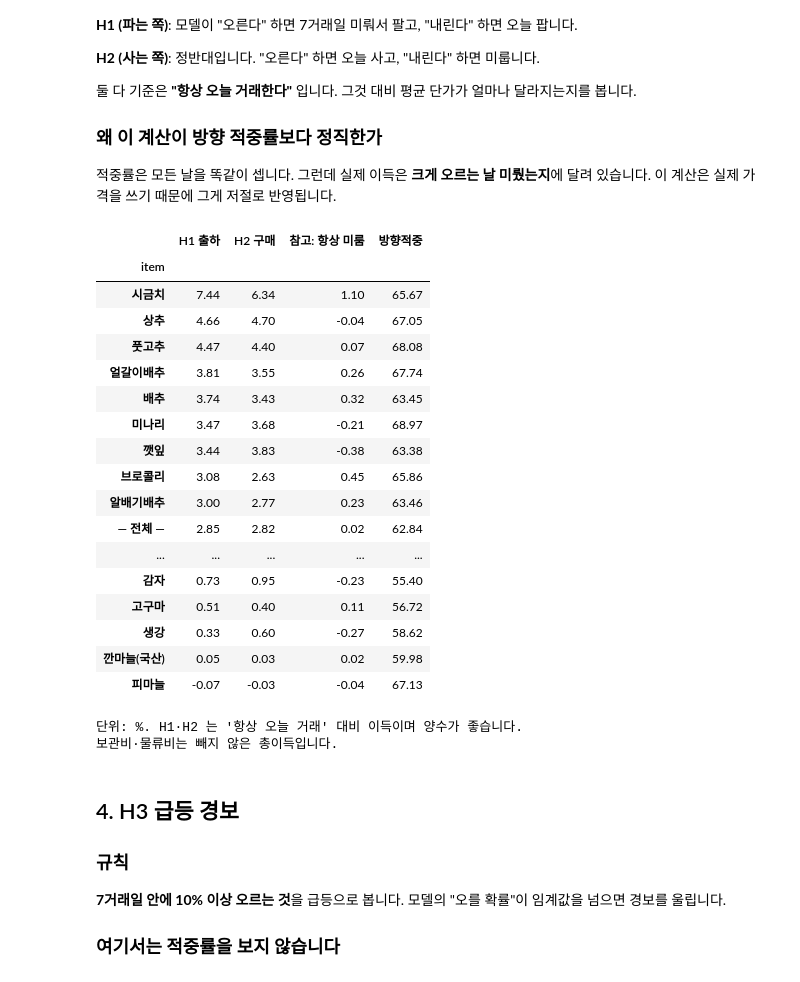
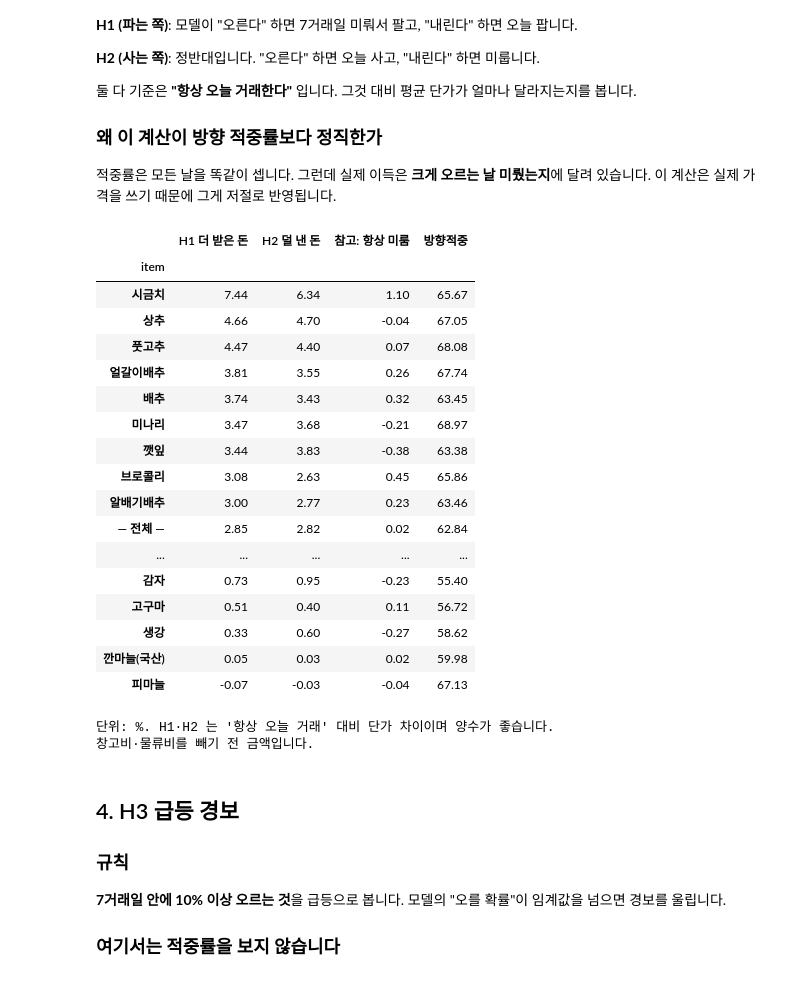
Before and after one commit to UICHEOL-HWANG/Agriquant, a Jupyter notebook: notebooks/13_use_cases.ipynb, the cells around one changed output. Drawn from its saved outputs; the diff is of its cells as text; code cells hidden in the pictures.

```diff
--- a/notebooks/13_use_cases.ipynb
+++ b/notebooks/13_use_cases.ipynb
@@ -172,33 +188,33 @@ print(f"방향 적중률 {(r.오른다예측 == r.오름).mean()*100:.1f}%")
 # %%
 def 거래성과(s, 파는쪽=True):
     """모델을 따랐을 때의 평균 단가를 '항상 오늘 거래' 대비 %로 반환합니다."""
     오늘, 미래 = s.price_kg_avg.values, s.미래가격.values
     if 파는쪽:
         실현 = np.where(s.오른다예측, 미래, 오늘)   # 오른다면 미뤄서 판다
     else:
         실현 = np.where(s.오른다예측, 오늘, 미래)   # 오른다면 오늘 산다
     이득 = (실현.mean() / 오늘.mean() - 1) * 100
     return 이득 if 파는쪽 else -이득       # 사는 쪽은 단가가 내려야 이득
 
 
 rows = []
 for it, s in r.groupby("item"):
     rows.append({
         "item": it,
-        "H1 출하": 거래성과(s, True),
-        "H2 구매": 거래성과(s, False),
+        "H1 더 받은 돈": 거래성과(s, True),
+        "H2 덜 낸 돈": 거래성과(s, False),
         "참고: 항상 미룸": (s.미래가격.mean() / s.price_kg_avg.mean() - 1) * 100,
         "방향적중": (s.오른다예측 == s.오름).mean() * 100,
     })
 trade = pd.DataFrame(rows).set_index("item")
 trade.loc["— 전체 —"] = [거래성과(r, True), 거래성과(r, False),
                        (r.미래가격.mean() / r.price_kg_avg.mean() - 1) * 100,
                        (r.오른다예측 == r.오름).mean() * 100]
-display(trade.round(2).sort_values("H1 출하", ascending=False))
-print("단위: %. H1·H2 는 '항상 오늘 거래' 대비 이득이며 양수가 좋습니다.")
-print("보관비·물류비는 빼지 않은 총이득입니다.")
+display(trade.round(2).sort_values("H1 더 받은 돈", ascending=False))
+print("단위: %. H1·H2 는 '항상 오늘 거래' 대비 단가 차이이며 양수가 좋습니다.")
+print("창고비·물류비를 빼기 전 금액입니다.")
 # %% [output]
-|  | H1 출하 | H2 구매 | 참고: 항상 미룸 | 방향적중 |
+|  | H1 더 받은 돈 | H2 덜 낸 돈 | 참고: 항상 미룸 | 방향적중 |
 | item |  |  |  |  |
 | 시금치 | 7.44 | 6.34 | 1.10 | 65.67 |
 | 상추 | 4.66 | 4.70 | -0.04 | 67.05 |
@@ -216,8 +232,8 @@ print("보관비·물류비는 빼지 않은 총이득입니다.")
 | 생강 | 0.33 | 0.60 | -0.27 | 58.62 |
 | 깐마늘(국산) | 0.05 | 0.03 | 0.02 | 59.98 |
 | 피마늘 | -0.07 | -0.03 | -0.04 | 67.13 |
-단위: %. H1·H2 는 '항상 오늘 거래' 대비 이득이며 양수가 좋습니다.
-보관비·물류비는 빼지 않은 총이득입니다.
+단위: %. H1·H2 는 '항상 오늘 거래' 대비 단가 차이이며 양수가 좋습니다.
+창고비·물류비를 빼기 전 금액입니다.
 # %% [markdown]
 ## 4. H3 급등 경보
 
```
Also changed, not shown: parts of 4 cells of this notebook, 1 other file.
